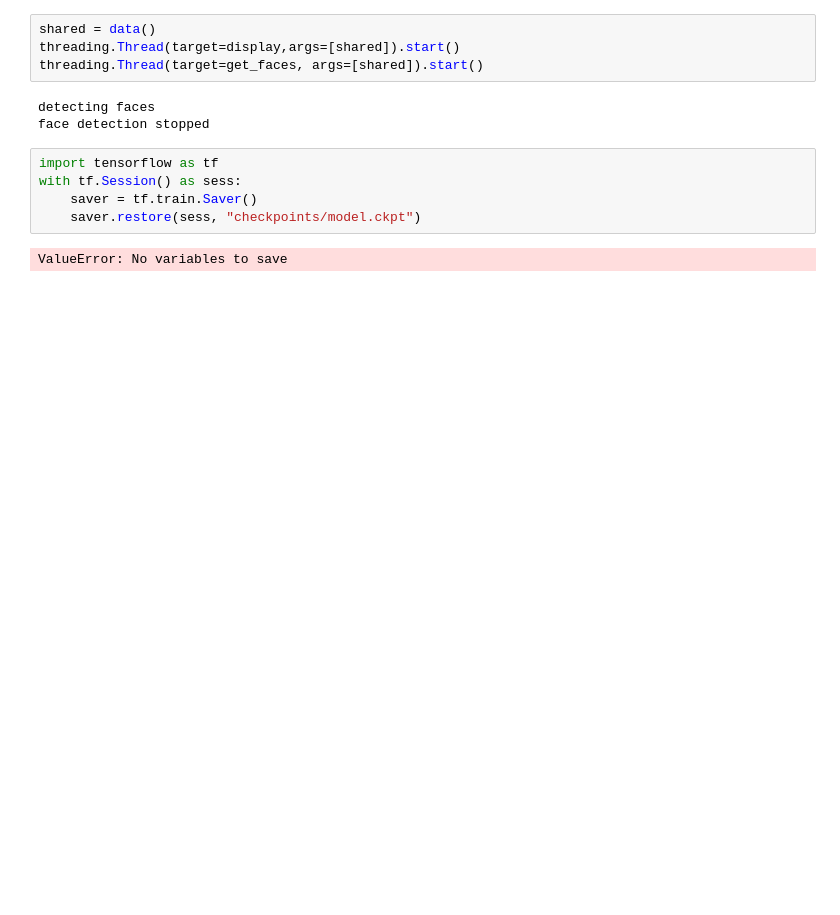
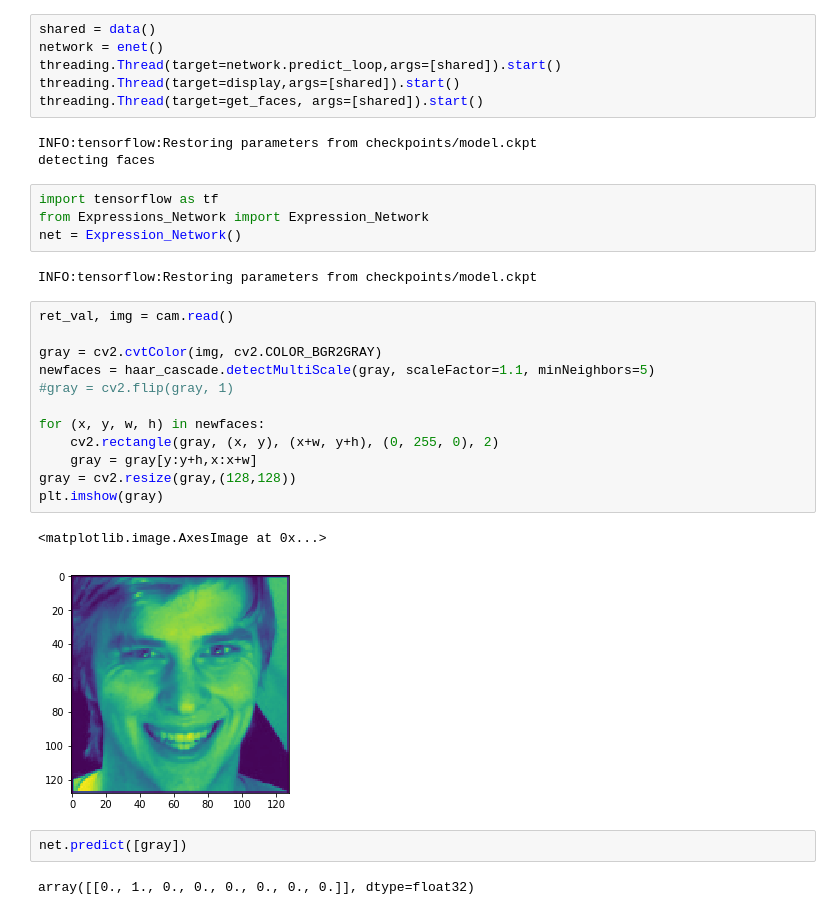
Before and after one commit to Saiuz/Emotion-Detection, a Jupyter notebook: face detection.ipynb, the cells around one changed output. Drawn from its saved outputs; the diff is of its cells as text; blank space fills up the shorter version.

```diff
--- a/face detection.ipynb
+++ b/face detection.ipynb
@@ -61,15 +82,35 @@ def display(data):
     cv2.destroyAllWindows()
 # %%
 shared = data()
+network = enet()
+threading.Thread(target=network.predict_loop,args=[shared]).start()
 threading.Thread(target=display,args=[shared]).start()
 threading.Thread(target=get_faces, args=[shared]).start()
 # %% [output]
+INFO:tensorflow:Restoring parameters from checkpoints/model.ckpt
 detecting faces
-face detection stopped
-# %%
-import tensorflow as tf
-with tf.Session() as sess:
-    saver = tf.train.Saver()
-    saver.restore(sess, "checkpoints/model.ckpt")
-# %% [output]
-ValueError: No variables to save
+# %%
+import tensorflow as tf
+from Expressions_Network import Expression_Network
+net = Expression_Network()
+# %% [output]
+INFO:tensorflow:Restoring parameters from checkpoints/model.ckpt
+# %%
+ret_val, img = cam.read()
+
+gray = cv2.cvtColor(img, cv2.COLOR_BGR2GRAY)
+newfaces = haar_cascade.detectMultiScale(gray, scaleFactor=1.1, minNeighbors=5)
+#gray = cv2.flip(gray, 1)
+
+for (x, y, w, h) in newfaces:
+    cv2.rectangle(gray, (x, y), (x+w, y+h), (0, 255, 0), 2)
+    gray = gray[y:y+h,x:x+w]
+gray = cv2.resize(gray,(128,128))
+plt.imshow(gray)
+# %% [output]
+<matplotlib.image.AxesImage at 0x...>
+[figure, added]
+# %%
+net.predict([gray])
+# %% [output]
+array([[0., 1., 0., 0., 0., 0., 0., 0.]], dtype=float32)
```
Also changed, not shown: parts of 7 cells of this notebook, 9 other files.
